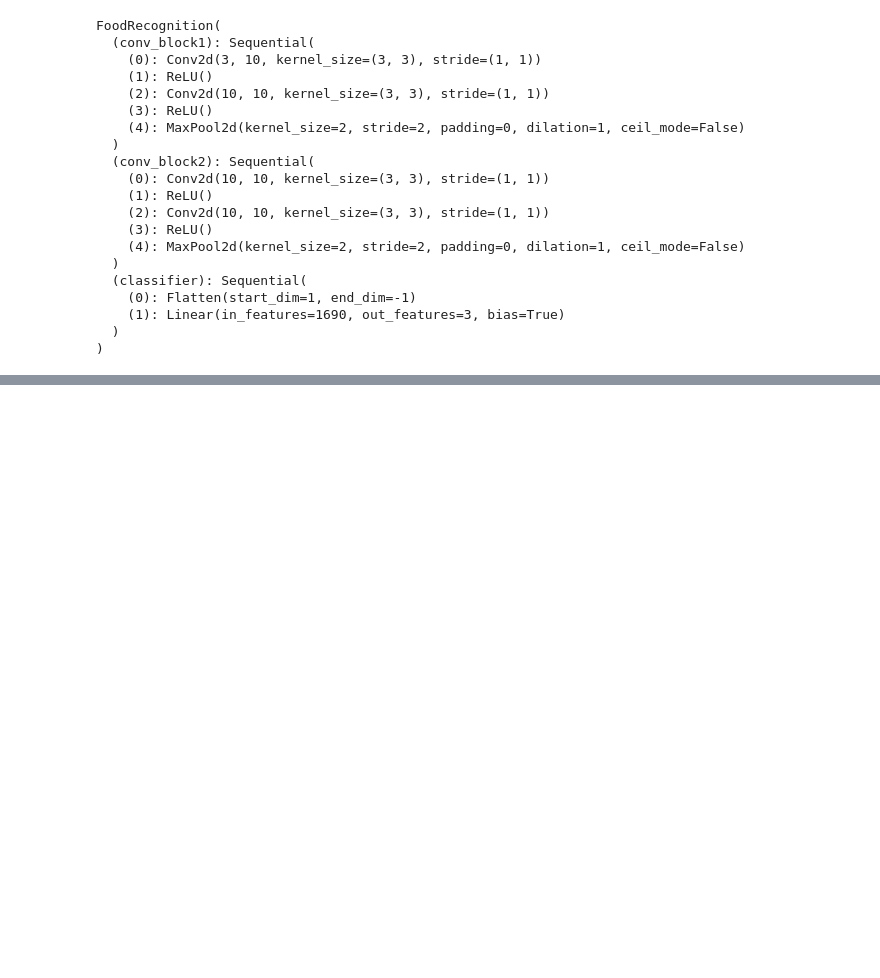
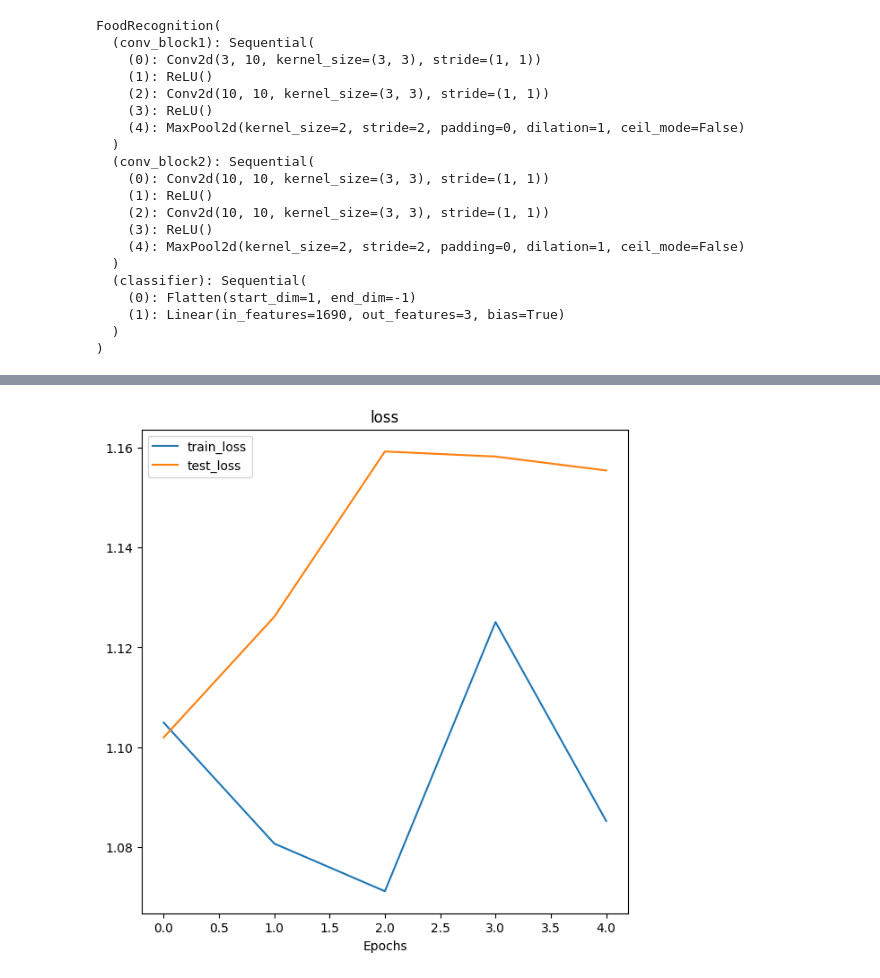
Before and after one commit to ayda76/DeepLearningPytorch, a Jupyter notebook: Food Recognition/FoodRecognition.ipynb, the cells around one changed output, grey strips where cells are left out. Saved outputs shown, nothing was run; the diff lists cells and outputs as text; code cells hidden in the pictures; blank space fills up the shorter version.

```diff
--- a/Food Recognition/FoodRecognition.ipynb
+++ b/Food Recognition/FoodRecognition.ipynb
@@ -709,0 +976,7 @@ Estimated Total Size (MB): 24.40
+# %%
+#create train, test datasets and dataloader
+
+train_data_augmented=datasets.ImageFolder(root=train_dir,
+                                          transform=train_transform_trivial)
+test_data_simple= datasets.ImageFolder(root=test_dir,
+                                       transform=test_transform_simple)
@@ -709,0 +997,7 @@ Estimated Total Size (MB): 24.40
+# %%
+torch.manual_seed(42)
+model1=FoodRecognition(input_shape=3,
+                       hidden_units=10,
+                       output_shape=len(train_data_augmented.classes)).to(device)
+
+model1
@@ -709,0 +1025,25 @@ Estimated Total Size (MB): 24.40
+# %%
+torch.manual_seed(42)
+torch.cuda.manual_seed(42)
+
+epochs=5
+
+loss_fn=nn.CrossEntropyLoss()
+optimizer=torch.optim.Adam(params=model1.parameters(), lr=0.001)
+accuracy=Accuracy(task="multiclass", num_classes=3).to(device)
+
+from timeit import default_timer as timer
+start_time =timer()
+
+#train_test step
+
+model1_results=train_test(model=model1,
+                          train_dataloader=train_dataloader_augmented,
+                          test_dataloader=test_dataloader_simple,
+                          loss_fn=loss_fn,
+                          optimizer=optimizer,
+                          accuracy=accuracy,
+                          epochs=epochs,
+                          device=device)
+end_time=timer()
+print(f"total training time for model{end_time - start_time:.3f} sec")
@@ -709,0 +1057,4 @@ Estimated Total Size (MB): 24.40
+# %%
+plot_loss_curves(model1_results)
+# %% [output]
+[figure, added]
```
Also changed, not shown: parts of 40 cells of this notebook.
